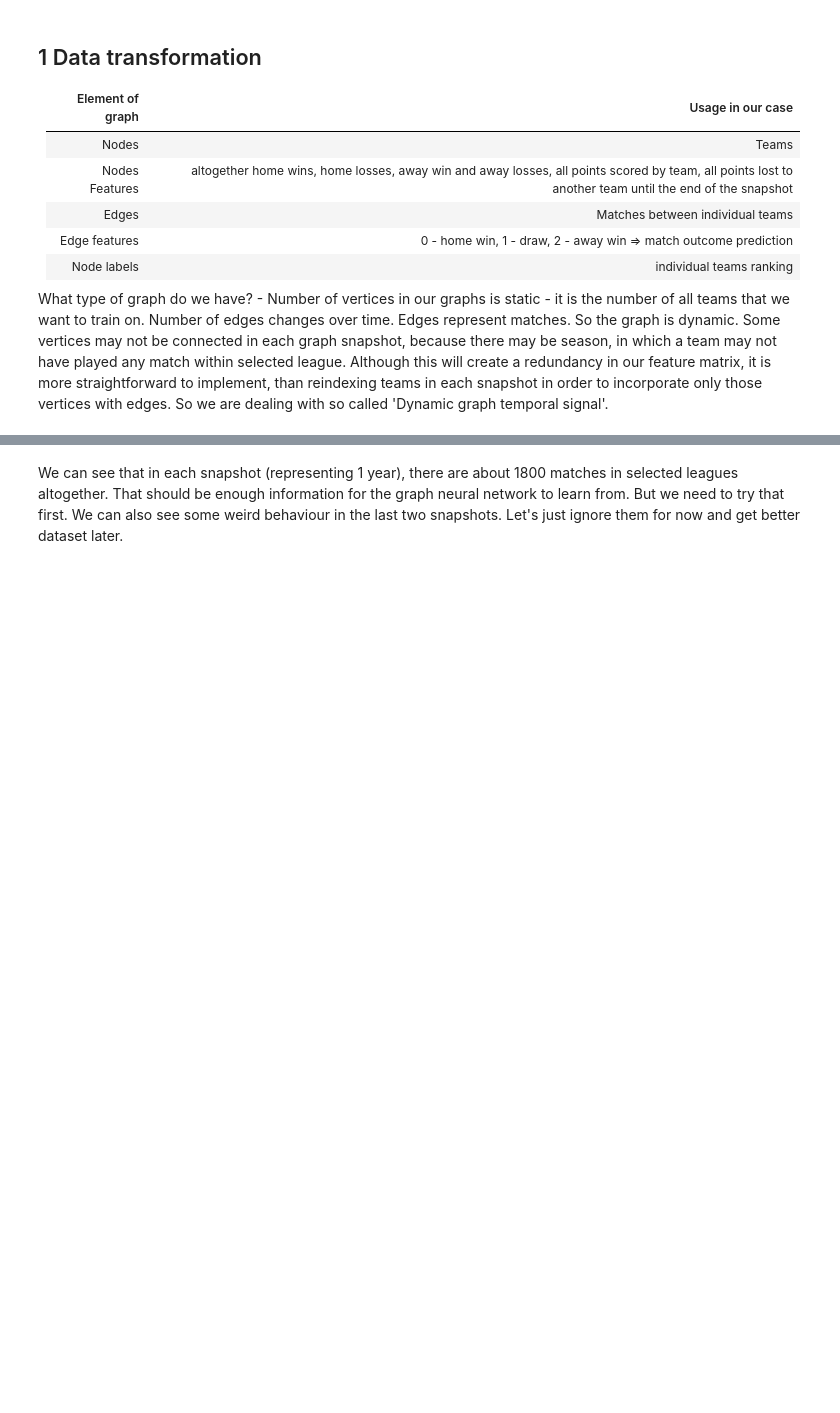
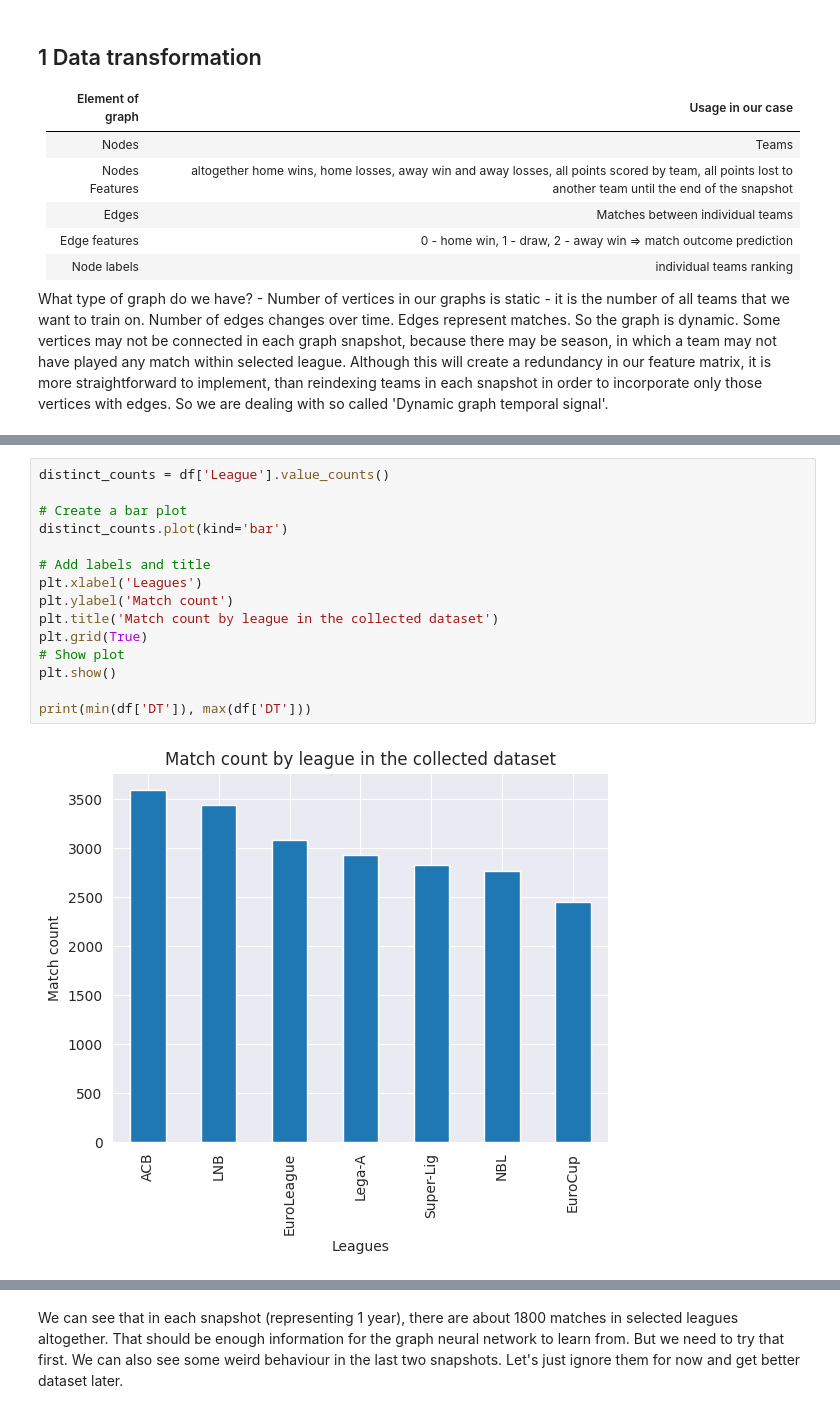
Before and after one commit to kubosis/NeRa, a Jupyter notebook: notebooks/data.ipynb, the cells around one changed output, grey strips where cells are left out. Drawn from its saved outputs; the diff is of its cells as text; blank space fills up the shorter version.

```diff
--- a/notebooks/data.ipynb
+++ b/notebooks/data.ipynb
@@ -46,0 +49,17 @@ sns.scatterplot(x="index", y="matches_in_snapshot", data=pd.DataFrame(snapshots,
+# %%
+distinct_counts = df['League'].value_counts()
+
+# Create a bar plot
+distinct_counts.plot(kind='bar')
+
+# Add labels and title
+plt.xlabel('Leagues')
+plt.ylabel('Match count')
+plt.title('Match count by league in the collected dataset')
+plt.grid(True)
+# Show plot
+plt.show()
+
+print(min(df['DT']), max(df['DT']))
+# %% [output]
+[figure, added]
```
Also changed, not shown: parts of 24 cells of this notebook, 16 other files.
